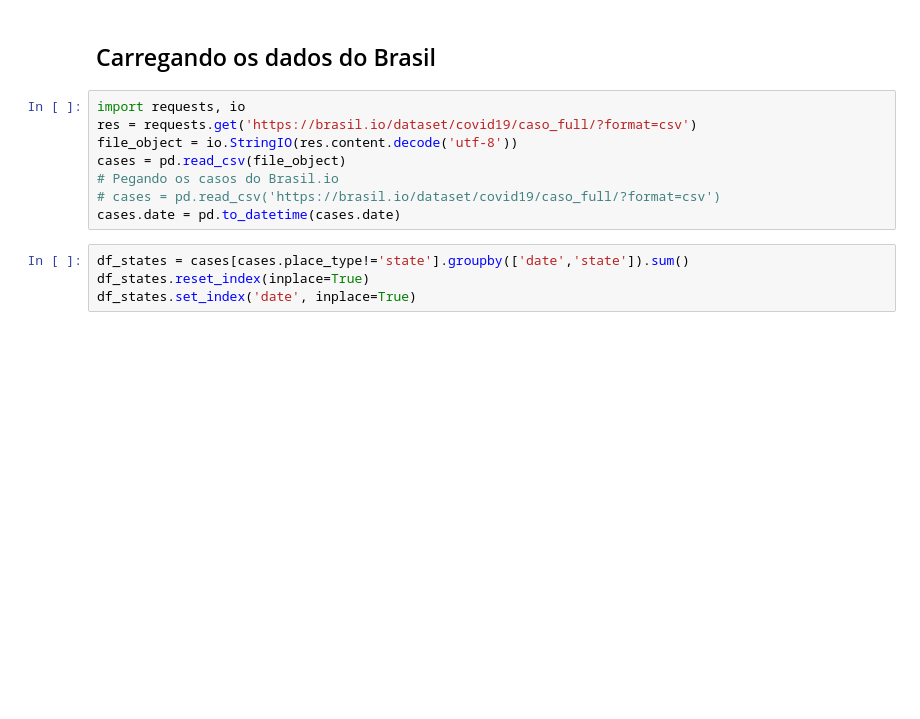
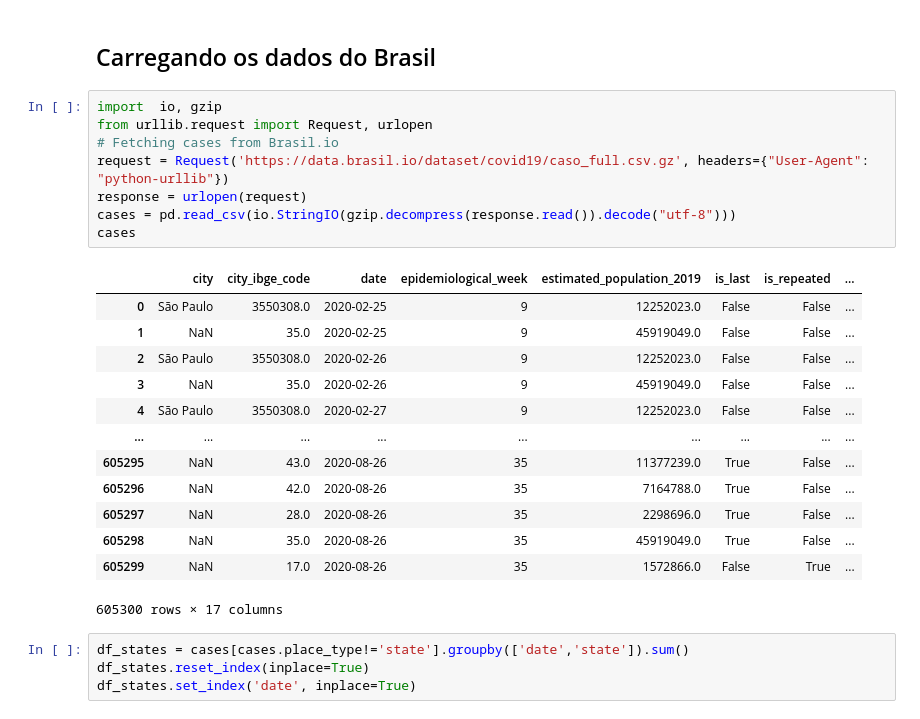
Before and after one commit to NAMD/covidash, a Jupyter notebook: notebooks/Modelo SEIR.ipynb, the cells around one changed output. Saved outputs shown, nothing was run; the diff lists cells and outputs as text; blank space fills up the shorter version.

```diff
--- a/notebooks/Modelo SEIR.ipynb
+++ b/notebooks/Modelo SEIR.ipynb
@@ -233,14 +233,28 @@ NameError: name 'seqiahr2' is not defined
 [figure]
 # %% [markdown]
 ## Carregando os dados do Brasil
-# %%
-import requests, io
-res = requests.get('https://brasil.io/dataset/covid19/caso_full/?format=csv')
-file_object = io.StringIO(res.content.decode('utf-8'))
-cases = pd.read_csv(file_object)
-# Pegando os casos do Brasil.io
-# cases = pd.read_csv('https://brasil.io/dataset/covid19/caso_full/?format=csv')
-cases.date = pd.to_datetime(cases.date)
+# %%
+import  io, gzip
+from urllib.request import Request, urlopen
+# Fetching cases from Brasil.io
+request = Request('https://data.brasil.io/dataset/covid19/caso_full.csv.gz', headers={"User-Agent": "python-urllib"})
+response = urlopen(request)
+cases = pd.read_csv(io.StringIO(gzip.decompress(response.read()).decode("utf-8")))
+cases
+# %% [output]
+|  | city | city_ibge_code | date | epidemiological_week | estimated_population_2019 | is_last | is_repeated | ... |
+| 0 | São Paulo | 3550308.0 | 2020-02-25 | 9 | 12252023.0 | False | False | ... |
+| 1 | NaN | 35.0 | 2020-02-25 | 9 | 45919049.0 | False | False | ... |
+| 2 | São Paulo | 3550308.0 | 2020-02-26 | 9 | 12252023.0 | False | False | ... |
+| 3 | NaN | 35.0 | 2020-02-26 | 9 | 45919049.0 | False | False | ... |
+| 4 | São Paulo | 3550308.0 | 2020-02-27 | 9 | 12252023.0 | False | False | ... |
+| ... | ... | ... | ... | ... | ... | ... | ... | ... |
+| 605295 | NaN | 43.0 | 2020-08-26 | 35 | 11377239.0 | True | False | ... |
+| 605296 | NaN | 42.0 | 2020-08-26 | 35 | 7164788.0 | True | False | ... |
+| 605297 | NaN | 28.0 | 2020-08-26 | 35 | 2298696.0 | True | False | ... |
+| 605298 | NaN | 35.0 | 2020-08-26 | 35 | 45919049.0 | True | False | ... |
+| 605299 | NaN | 17.0 | 2020-08-26 | 35 | 1572866.0 | False | True | ... |
+605300 rows × 17 columns
 # %%
 df_states = cases[cases.place_type!='state'].groupby(['date','state']).sum()
 df_states.reset_index(inplace=True)
```
Also changed, not shown: parts of 3 cells of this notebook, 2 other files.
